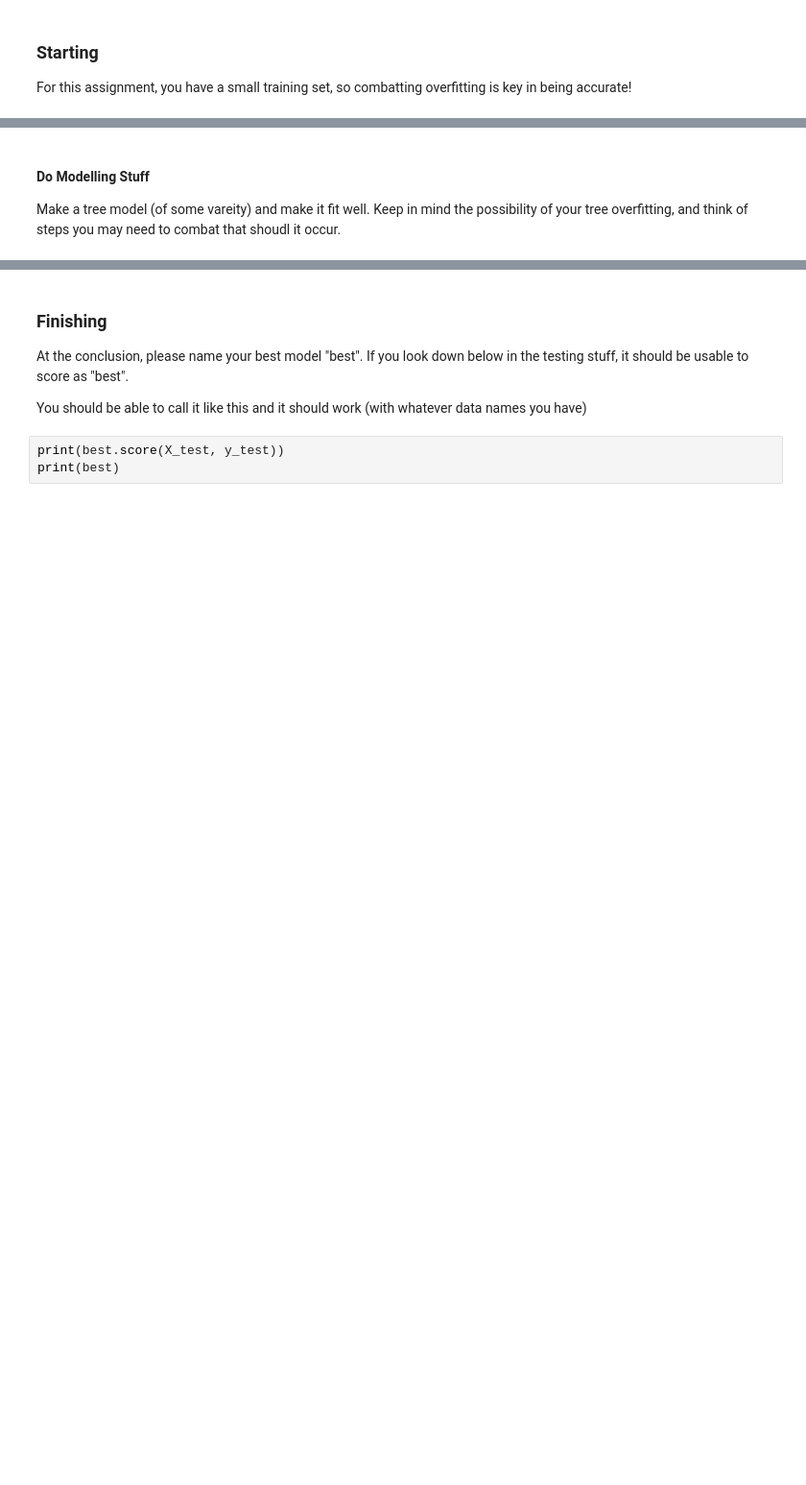
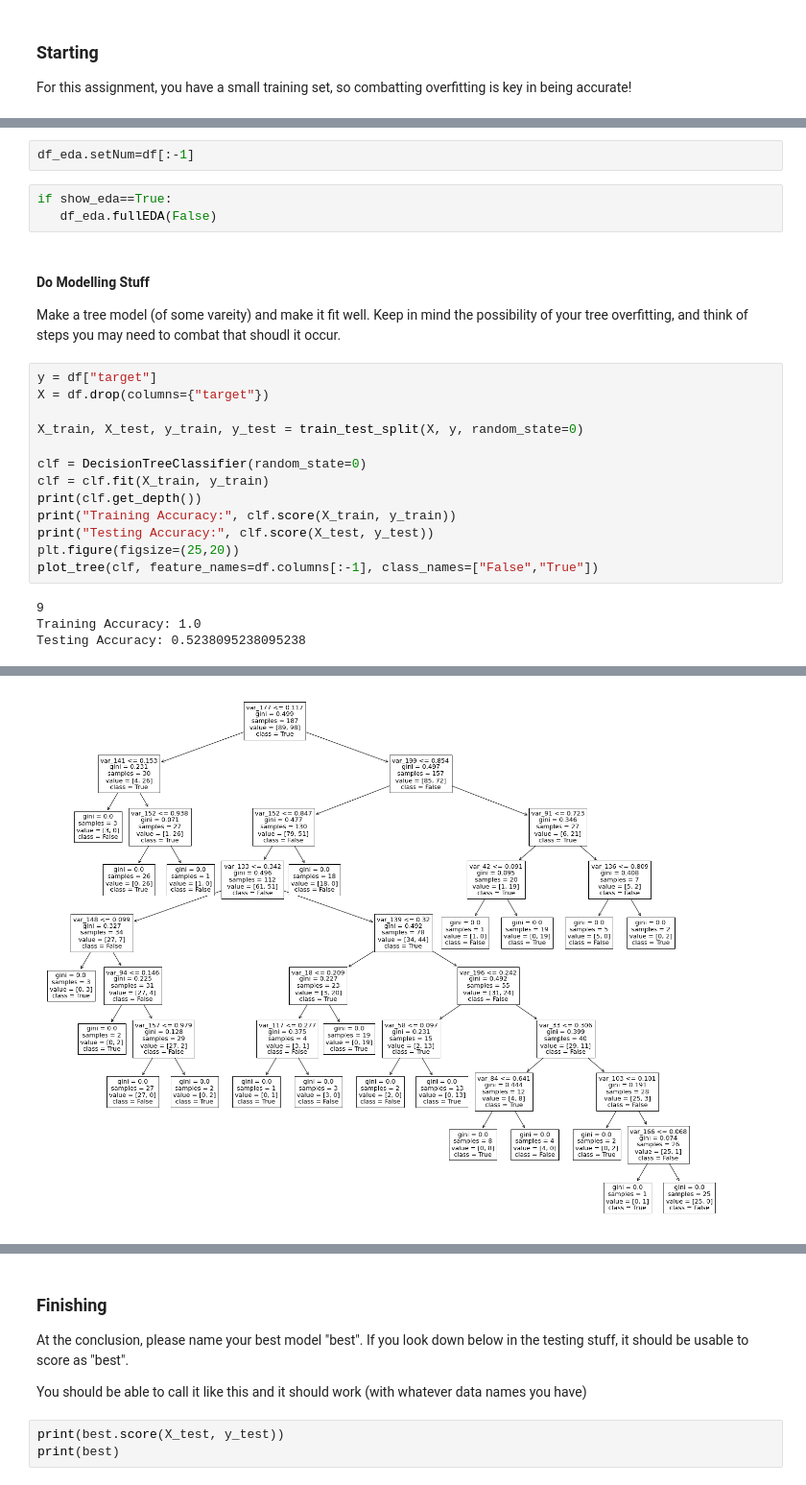
Before and after one commit to zareeiant/ItML_Asn_1_Students, a Jupyter notebook: part2_start.ipynb, the cells around one changed output, grey strips where cells are left out. Shown: that part at 96% size. Cells and saved outputs as stored; diff of their text form; blank space fills up the shorter version.

```diff
--- a/part2_start.ipynb
+++ b/part2_start.ipynb
@@ -65,4 +71,26 @@ df.shape
+# %%
+df_eda.setNum=df[:-1]
+# %%
+if show_eda==True:
+   df_eda.fullEDA(False)
 # %% [markdown]
 #### Do Modelling Stuff
 
 Make a tree model (of some vareity) and make it fit well. Keep in mind the possibility of your tree overfitting, and think of steps you may need to combat that shoudl it occur.
+# %%
+y = df["target"]
+X = df.drop(columns={"target"})
+
+X_train, X_test, y_train, y_test = train_test_split(X, y, random_state=0)
+
+clf = DecisionTreeClassifier(random_state=0)
+clf = clf.fit(X_train, y_train)
+print(clf.get_depth())
+print("Training Accuracy:", clf.score(X_train, y_train))
+print("Testing Accuracy:", clf.score(X_test, y_test))
+plt.figure(figsize=(25,20))
+plot_tree(clf, feature_names=df.columns[:-1], class_names=["False","True"])
+# %% [output]
+9
+Training Accuracy: 1.0
+Testing Accuracy: 0.5238095238095238
@@ -68,0 +114 @@ Make a tree model (of some vareity) and make it fit well. Keep in mind the possi
+[figure, added]
```
Also changed, not shown: parts of 13 cells of this notebook, 2 other files.
